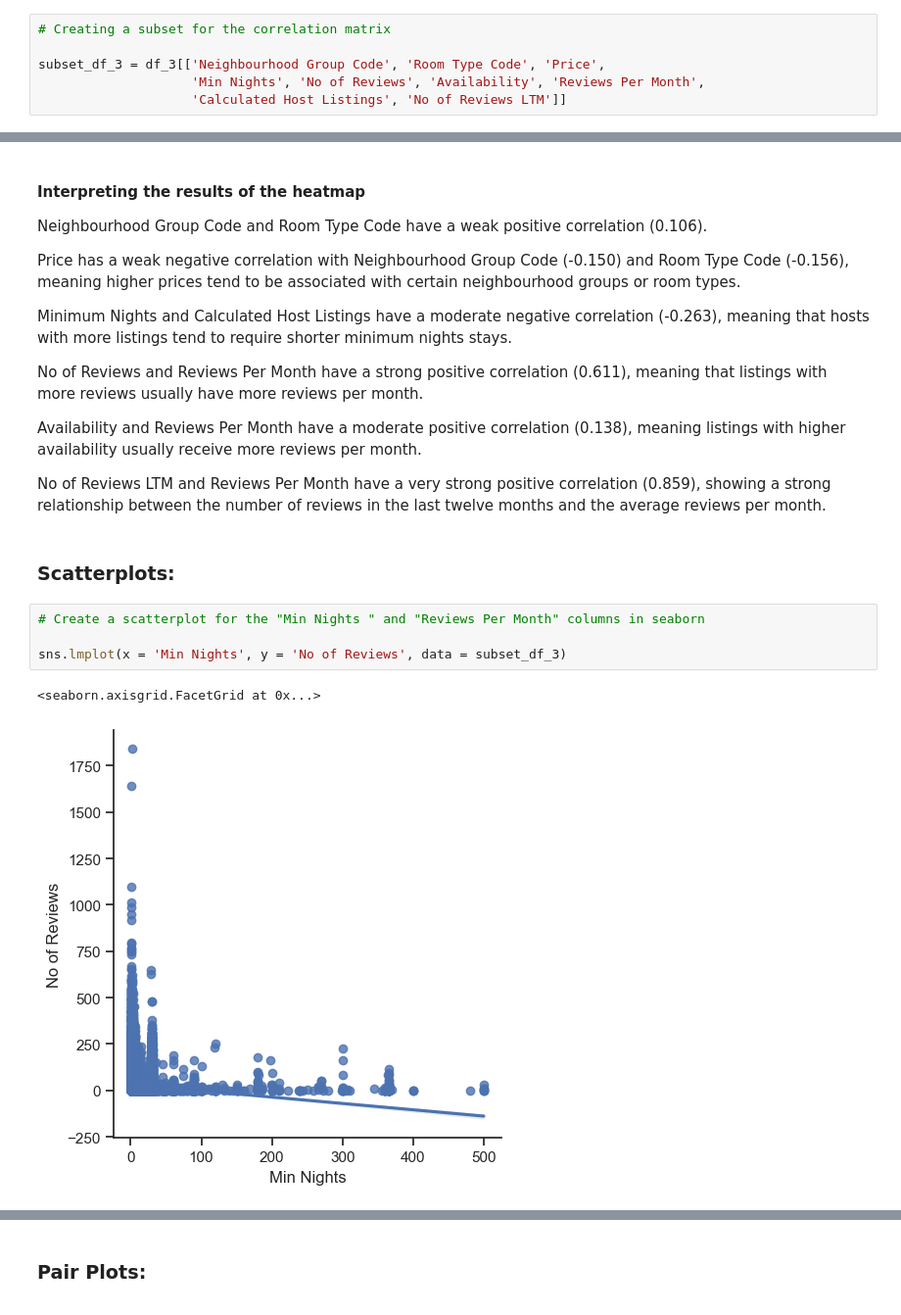
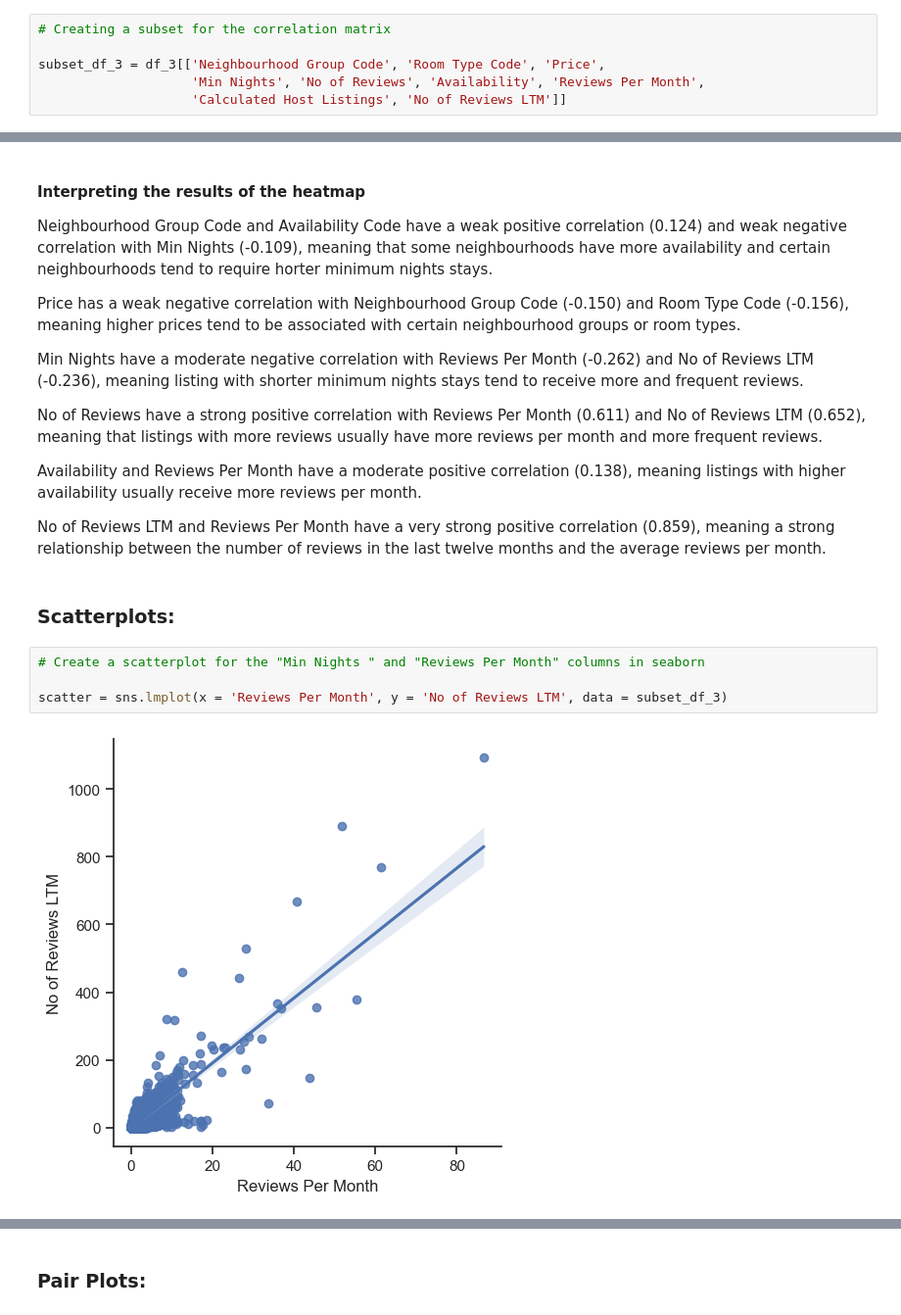
Before and after one commit to slcnyrnc/2023-NYC-Airbnb-Analysis, a Jupyter notebook: 03.Scripts/6.2 Exploring Relationships.ipynb, the cells around one changed output, grey strips where cells are left out. Shown at 98% size. Drawn from its saved outputs; the diff is of its cells as text.

```diff
--- a/03.Scripts/6.2 Exploring Relationships.ipynb
+++ b/03.Scripts/6.2 Exploring Relationships.ipynb
@@ -178,24 +186,23 @@ corr = sns.heatmap(subset_df_3.corr(), annot = True, cmap='Pastel1', ax = ax)
 # %% [markdown]
 #### Interpreting the results of the heatmap
 
-Neighbourhood Group Code and Room Type Code have a weak positive correlation (0.106).
+Neighbourhood Group Code and Availability Code have a weak positive correlation (0.124) and weak negative correlation with Min Nights (-0.109), meaning that some neighbourhoods have more availability and certain neighbourhoods tend to require horter minimum nights stays.
 
 Price has a weak negative correlation with Neighbourhood Group Code (-0.150) and Room Type Code (-0.156), meaning higher prices tend to be associated with certain neighbourhood groups or room types.
 
-Minimum Nights and Calculated Host Listings have a moderate negative correlation (-0.263), meaning that hosts with more listings tend to require shorter minimum nights stays.
+Min Nights have a moderate negative correlation with Reviews Per Month (-0.262) and No of Reviews LTM (-0.236), meaning listing with shorter minimum nights stays tend to receive more and frequent reviews.
 
-No of Reviews and Reviews Per Month have a strong positive correlation (0.611), meaning that listings with more reviews usually have more reviews per month.
+No of Reviews have a strong positive correlation with Reviews Per Month (0.611) and No of Reviews LTM (0.652), meaning that listings with more reviews usually have more reviews per month and more frequent reviews.
 
 Availability and Reviews Per Month have a moderate positive correlation (0.138), meaning listings with higher availability usually receive more reviews per month.
 
-No of Reviews LTM and Reviews Per Month have a very strong positive correlation (0.859), showing a strong relationship between the number of reviews in the last twelve months and the average reviews per month.
+No of Reviews LTM and Reviews Per Month have a very strong positive correlation (0.859), meaning a strong relationship between the number of reviews in the last twelve months and the average reviews per month.
 # %% [markdown]
 ### Scatterplots:
 # %%
 # Create a scatterplot for the "Min Nights " and "Reviews Per Month" columns in seaborn
 
-sns.lmplot(x = 'Min Nights', y = 'No of Reviews', data = subset_df_3)
+scatter = sns.lmplot(x = 'Reviews Per Month', y = 'No of Reviews LTM', data = subset_df_3)
 # %% [output]
-<seaborn.axisgrid.FacetGrid at 0x...>
-[figure, old version]
+[figure, new version]
 # %% [markdown]
```
Also changed, not shown: parts of 25 cells of this notebook, 10 other files.
